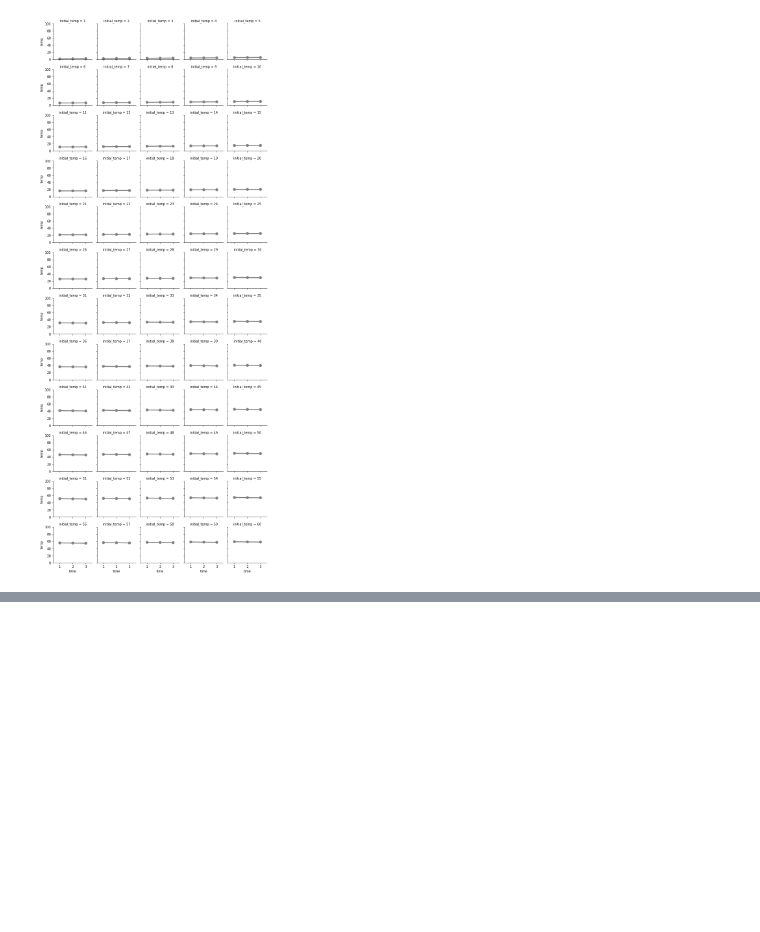
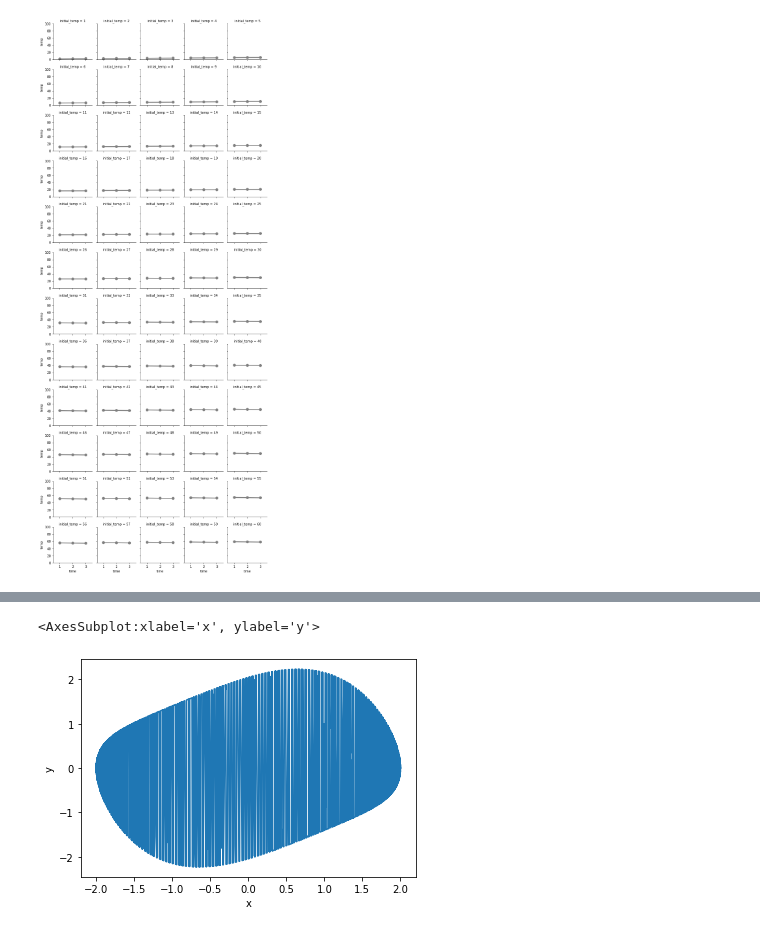
Before and after one commit to runnily/3095-Simulations-of-hybrid-systems-using-neural-networks, a Jupyter notebook: plots/plots.ipynb, the cells around one changed output, grey strips where cells are left out. Cells and saved outputs as stored; diff of their text form; code cells hidden in the pictures; blank space fills up the shorter version.

```diff
--- a/plots/plots.ipynb
+++ b/plots/plots.ipynb
@@ -345,0 +400,3 @@ sns.catplot(height=8, data=newtons_law_df_compare, x="initial_temp", y="vals", h
+# %%
+van_df = pd.DataFrame(data = pd.read_csv("../data/oscillate/van.csv", usecols=[0,1,2]))
+van_df
@@ -345,0 +417,5 @@ sns.catplot(height=8, data=newtons_law_df_compare, x="initial_temp", y="vals", h
+# %%
+sns.lineplot(data=van_df, x="x", y="y")
+# %% [output]
+<AxesSubplot:xlabel='x', ylabel='y'>
+[figure, added]
```
Also changed, not shown: parts of 32 cells of this notebook, 10 other files.
